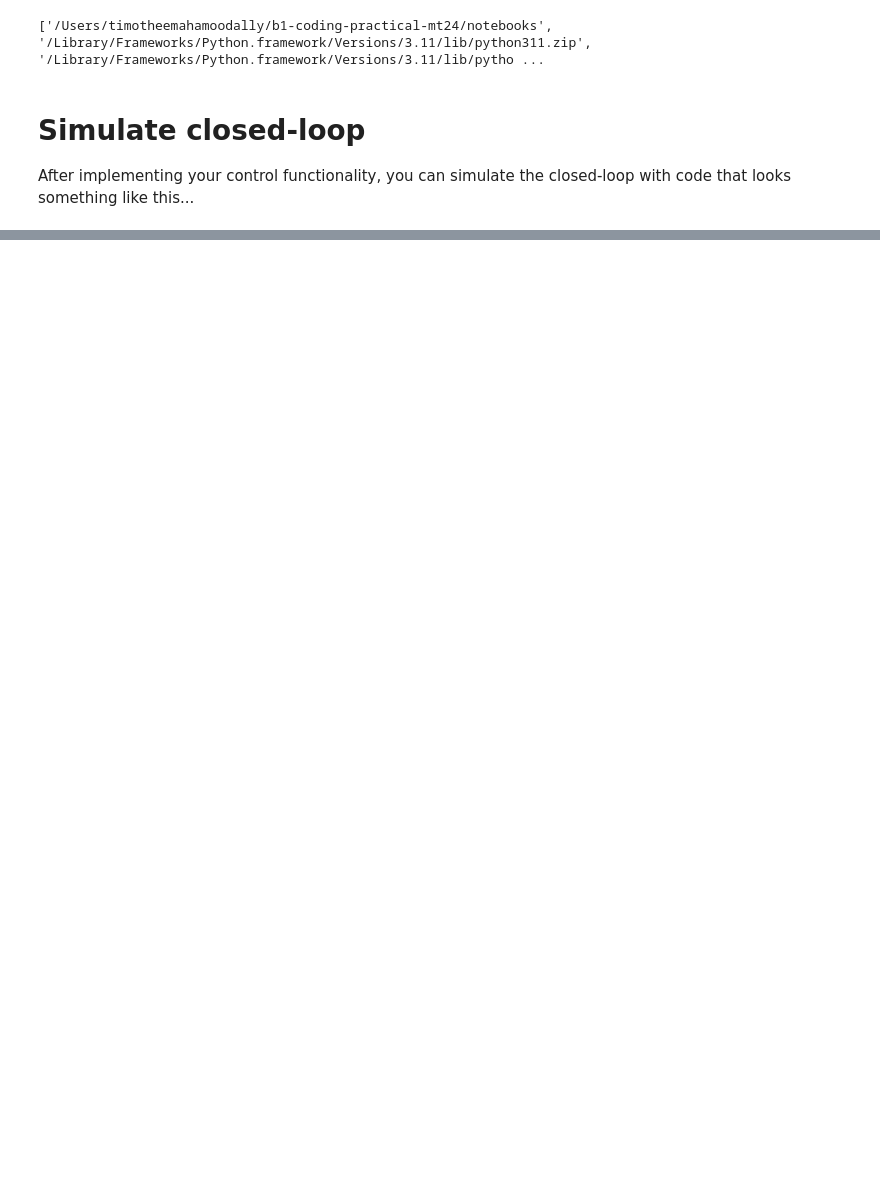
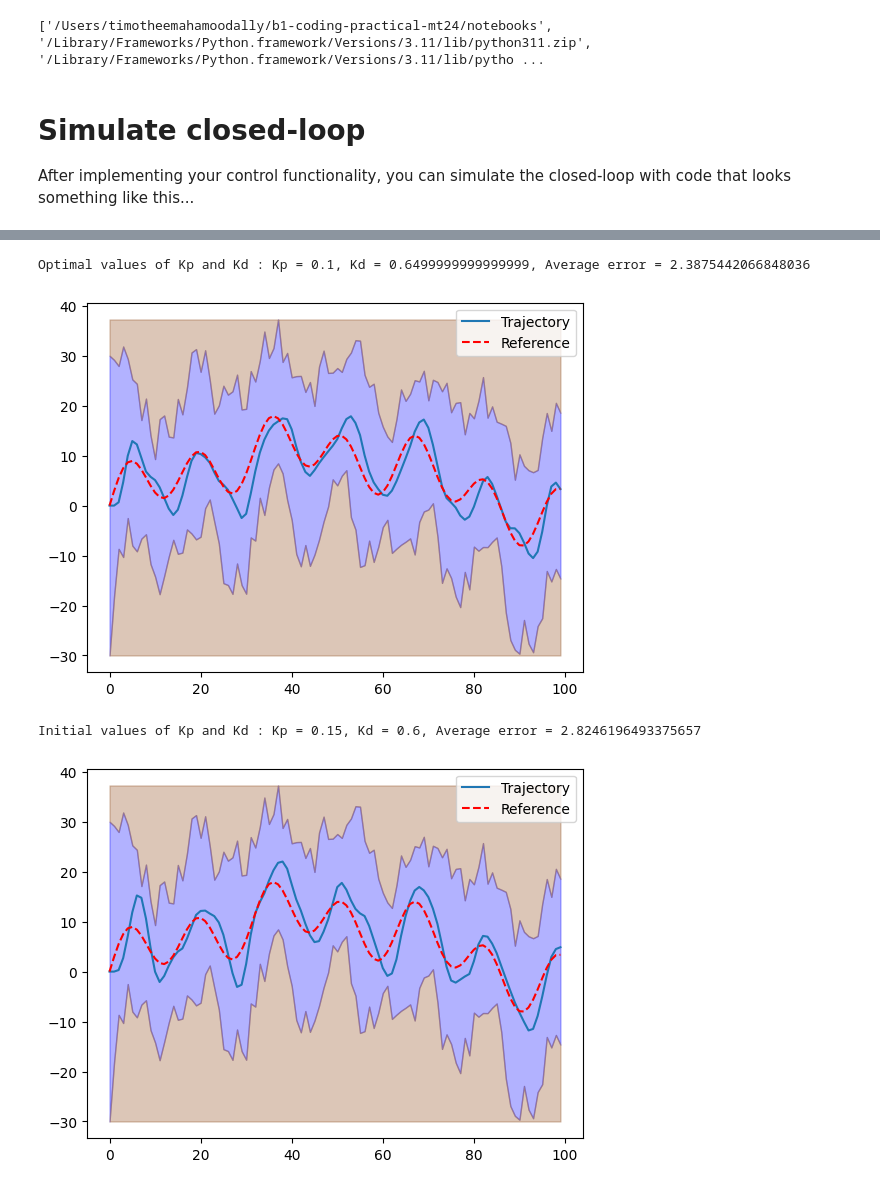
Before and after one commit to timotheemaha/b1-coding-practical-mt24, a Jupyter notebook: notebooks/demo.ipynb, the cells around one changed output, grey strips where cells are left out. Saved outputs shown, nothing was run; the diff lists cells and outputs as text; code cells hidden in the pictures; blank space fills up the shorter version.

```diff
--- a/notebooks/demo.ipynb
+++ b/notebooks/demo.ipynb
@@ -34,0 +111,40 @@ trajectory.plot_completed_mission(mission)
+# %%
+sub = Submarine()
+
+# Create two controllers: one with the optimal gains and one with the initial gains
+controller_optimal = PDController(kp=best_kp, kd=best_kd)  # Optimal gains
+controller_initial = PDController(kp=0.15, kd=0.6)         # Initial gains
+
+# Create ClosedLoop objects for each controller
+closed_loop_optimal = ClosedLoop(sub, controller_optimal)
+closed_loop_intial = ClosedLoop(sub, controller_initial)
+
+# Load the mission from the CSV file
+mission = Mission.from_csv("/Users/timotheemahamoodally/b1-coding-practical-mt24/data/mission.csv")
+
+# Simulate with the optimal controller
+trajectory_optimal = closed_loop_optimal.simulate_with_random_disturbances(mission)
+actual_depth_optimal = trajectory_optimal.position[:, 1]  # Extract the depth (pos_y) from the trajectory
+
+# Reset the submarine's state before simulating with the initial controller
+sub.reset_state()
+
+# Simulate with the initial controller
+trajectory_initial = closed_loop_intial.simulate_with_random_disturbances(mission)
+actual_depth_initial = trajectory_initial.position[:, 1]  # Extract the depth (pos_y) from the trajectory
+
+# Reference trajectory
+reference_depth = mission.reference  # The reference trajectory (desired depth)
+
+# Print the results for the optimal controller
+print(f"Optimal values of Kp and Kd : Kp = {best_kp}, Kd = {best_kd}, Average error = {np.mean(np.abs(reference_depth - actual_depth_optimal))}")
+trajectory_optimal.plot_completed_mission(mission)
+
+# Print the results for the initial controller
+print(f"Initial values of Kp and Kd : Kp = 0.15, Kd = 0.6, Average error = {np.mean(np.abs(reference_depth - actual_depth_initial))}")
+trajectory_initial.plot_completed_mission(mission)
+# %% [output]
+Optimal values of Kp and Kd : Kp = 0.1, Kd = 0.6499999999999999, Average error = 2.3875442066848036
+[figure, added]
+Initial values of Kp and Kd : Kp = 0.15, Kd = 0.6, Average error = 2.8246196493375657
+[figure, added]
```
Also changed, not shown: parts of 2 cells of this notebook.
